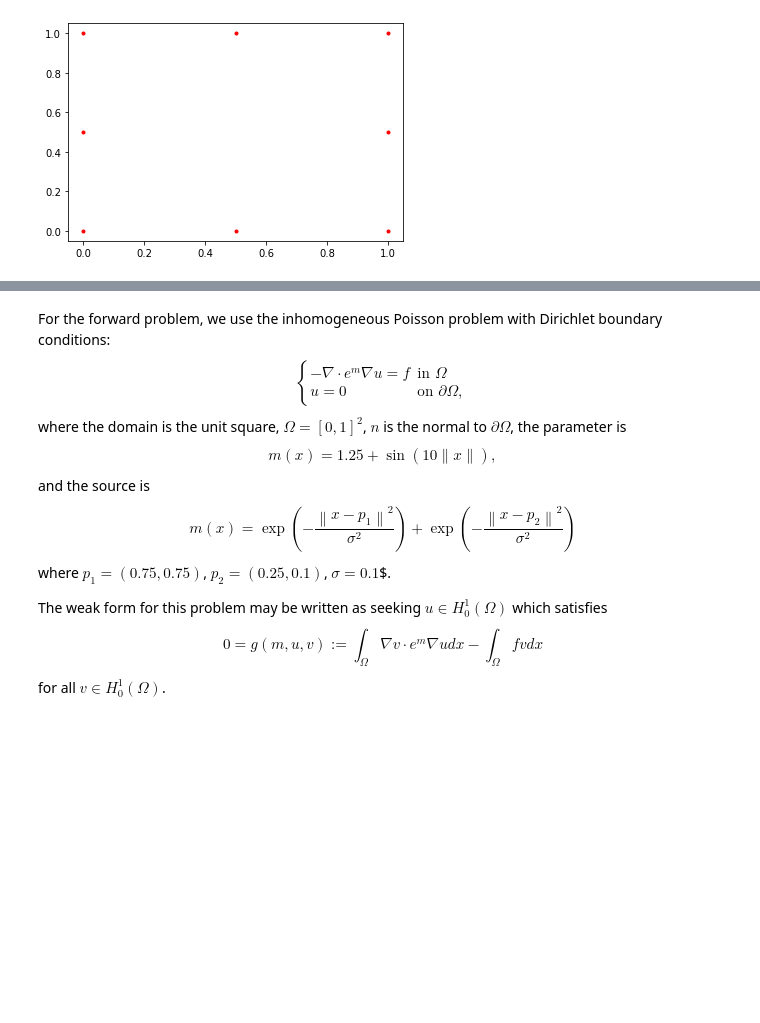
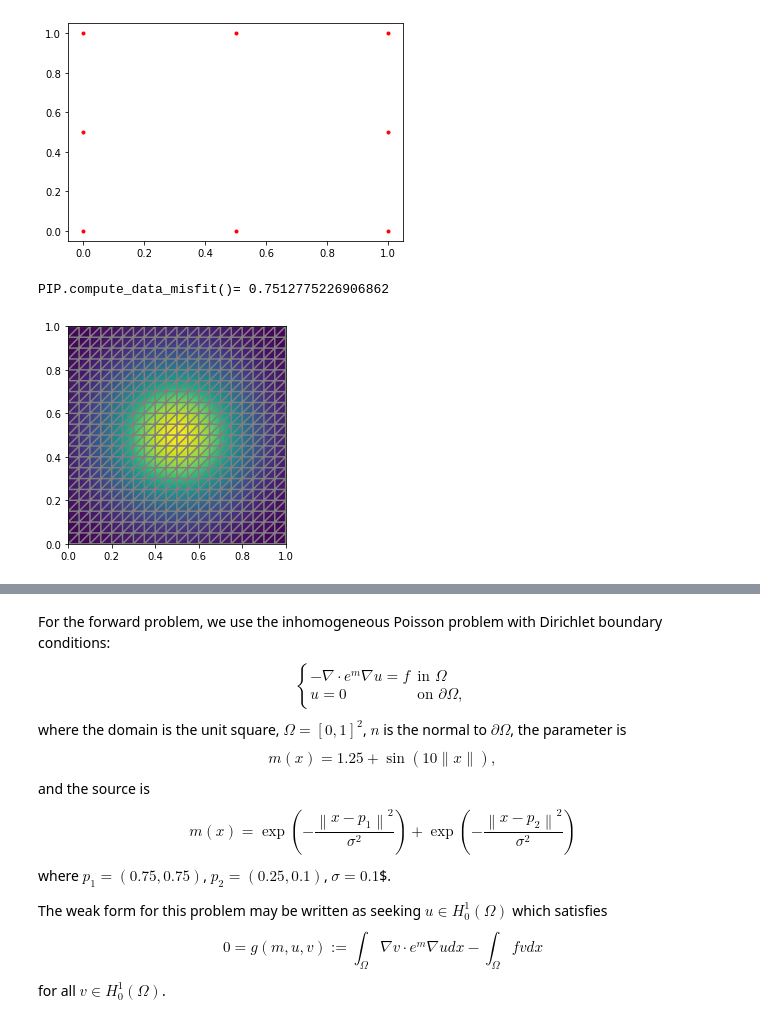
Before and after one commit to vishwas1984/NormalizingFlows_InverseProblems, a Jupyter notebook: div_k_grad_u_inverse_problem_fenics.ipynb, the cells around one changed output, grey strips where cells are left out. Drawn from its saved outputs; the diff is of its cells as text; code cells hidden in the pictures; blank space fills up the shorter version.

```diff
--- a/div_k_grad_u_inverse_problem_fenics.ipynb
+++ b/div_k_grad_u_inverse_problem_fenics.ipynb
@@ -240,10 +315,16 @@ class PoissonInverseProblem:
 
 
     def solve_forward(me):
+        ulist = [Function(me.V) for _ in range(me.num_experiments)]
+        i = 0
         for u, forward_rhs, bc in zip(me.all_u, me.all_forward_rhs, me.all_bc):
             b = assemble(forward_rhs)
             bc.apply(b)
             me.G_solver.solve(u.vector(), b)
+            ulist[i]=u.vector()[:]
+            i=i+1
+        return ulist
+
 
 
     def make_forward_and_adjoint_solvers(me):
@@ -335,3 +416,21 @@ class PoissonInverseProblem:
         Hdm = Hdm_misfit + Hdm_regularization
 
         return Hdm
+# %%
+#m_true = Expression('x[1]*(1-x[1])*x[0]*(1-x[0])*sin(10*sqrt(pow(x[0],2) + pow(x[1],2)))', degree=5)
+#m_true = Expression('((x[0]-0.5)*(x[0] - 0.5) + (x[1]-0.5)*(x[1]-0.5))<=0.04', degree=5)
+
+# If you have multiple sources -- what is the solution? is it the sum of all the solutions?
+#How to generate data?
+m_true = gaussian_expression(1.0, np.array([0.5, 0.5]), 0.1)
+m_true_function = project(m_true, V)
+PIP = PoissonInverseProblem(V, m_true_function)
+uval = PIP.solve_forward()
+
+plot(mesh)
+plot(m_true,mesh=mesh)
+
+print('PIP.compute_data_misfit()=', PIP.compute_data_misfit())
+# %% [output]
+PIP.compute_data_misfit()= 0.7512775226906862
+[figure, added]
```
Also changed, not shown: parts of 15 cells of this notebook.
